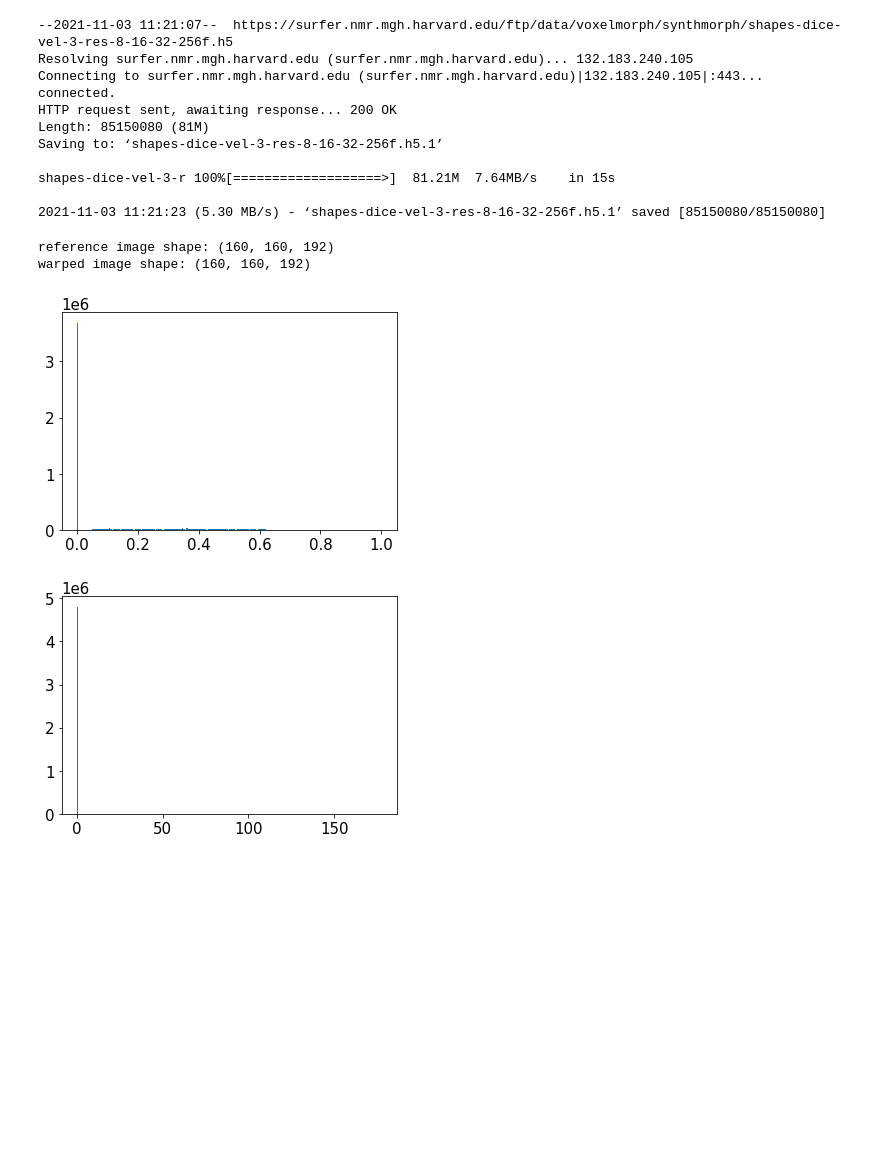
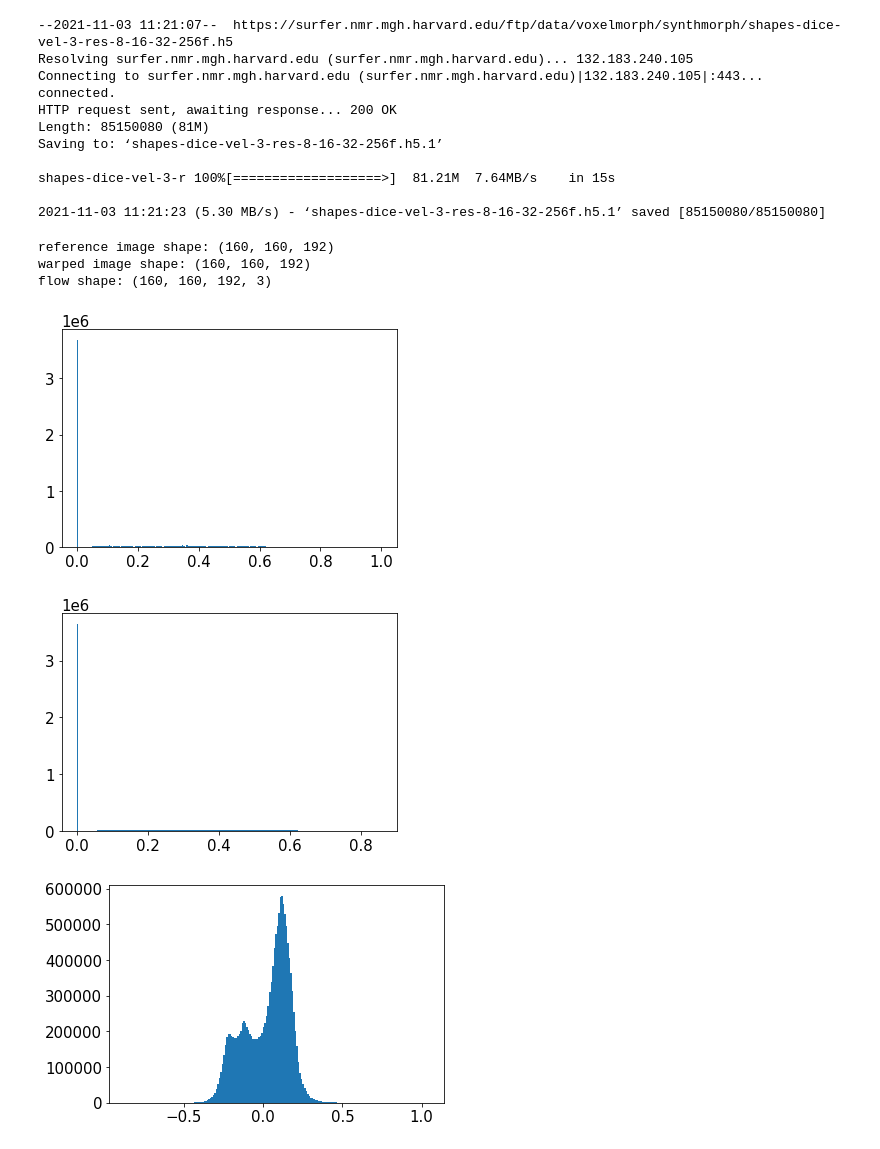
Before and after one commit to Sager611/stabilize2p, a Jupyter notebook: notebooks/voxelmorph.ipynb, the cells around one changed output. Cells and saved outputs as stored; diff of their text form; code cells hidden in the pictures; blank space fills up the shorter version.

```diff
--- a/notebooks/voxelmorph.ipynb
+++ b/notebooks/voxelmorph.ipynb
@@ -126,18 +130,24 @@ nib.save(ref, path)
 # %%
 ref = nib.load('../data/ref.nii.gz').get_fdata()
 warped = nib.load('../data/warped.nii.gz').get_fdata()
+flow = nib.load('../data/flow.nii.gz').get_fdata()
 
 print(f'reference image shape: {ref.shape}')
-print(f'warped image shape: {ref.shape}')
+print(f'warped image shape: {warped.shape}')
+print(f'flow shape: {flow.shape}')
 # %% [output]
 reference image shape: (160, 160, 192)
 warped image shape: (160, 160, 192)
+flow shape: (160, 160, 192, 3)
 # %%
 plt.hist(ref.ravel(), bins=200)
 plt.show()
 plt.hist(warped.ravel(), bins=200)
 plt.show()
+plt.hist(flow.ravel(), bins=200)
+plt.show()
 # %% [output]
 [figure]
-[figure, old version]
+[figure, new version]
+[figure, added]
 # %%
```
Also changed, not shown: parts of 33 cells of this notebook, 5 other files.
